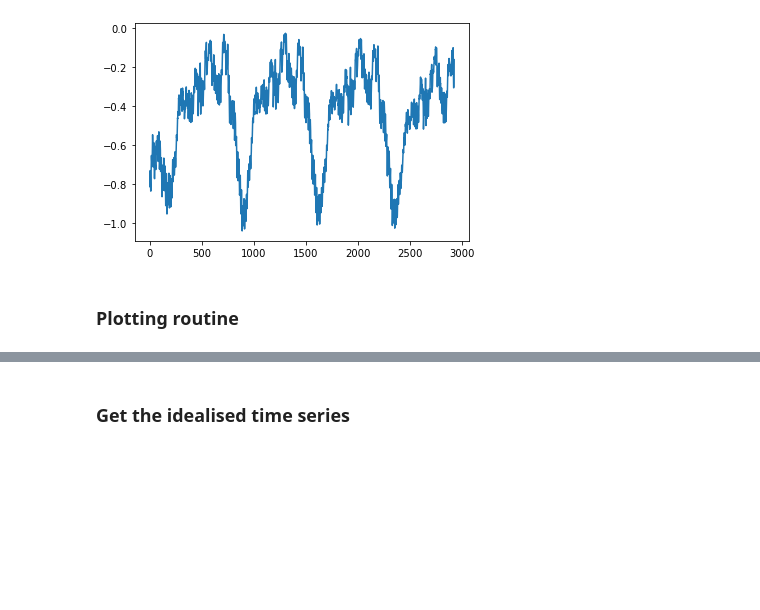
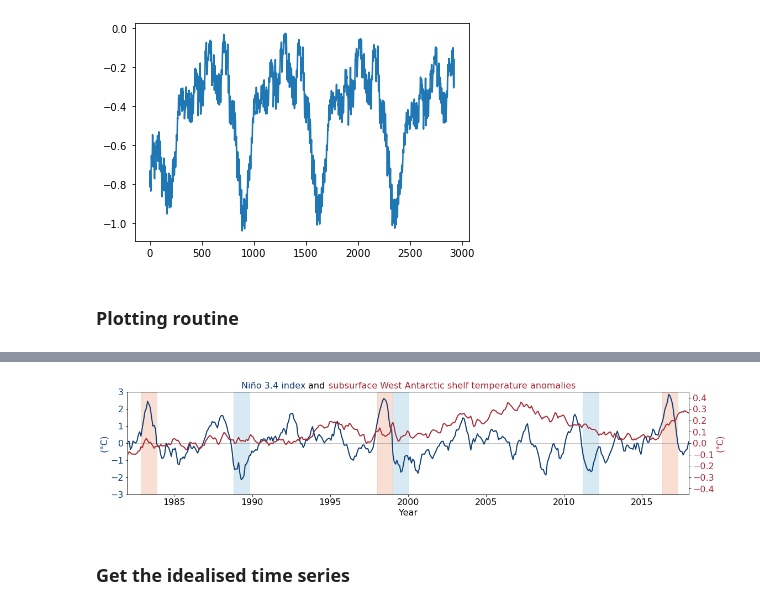
Before and after one commit to mauricehuguenin/ENSO-Antarctica_scripts, a Jupyter notebook: creating_enso_sam_forcing_fields_for_ncfile_ACCESS-OM2-01_rescaled.ipynb, the cells around one changed output, grey strips where cells are left out. Drawn from its saved outputs; the diff is of its cells as text; code cells hidden in the pictures; blank space fills up the shorter version.

```diff
--- a/creating_enso_sam_forcing_fields_for_ncfile_ACCESS-OM2-01_rescaled.ipynb
+++ b/creating_enso_sam_forcing_fields_for_ncfile_ACCESS-OM2-01_rescaled.ipynb
@@ -928 +928,58 @@ Wall time: 1.31 s
 [figure]
+# %%
+%%time
+fig = plt.figure(figsize=(16,9),tight_layout=True,facecolor='w',edgecolor='k');
+gs = gridspec.GridSpec(2,2, height_ratios=[.5,1])
+time    = np.linspace(1958,2019,722)
+time_ex = np.linspace(1958,2022.25,722+39)
+# ---------------------------------------------------------------------------------------------------------------------------------------------------------- #
+ax1 = plt.subplot(gs[0,:])
+plt.axhline(0, linewidth=.5, c='grey')
+h1 = plt.plot(time, N34_JRA, c = rotblau[19], linewidth=2, label='N3.4')
+plt.xticks(fontsize=16); plt.yticks(fontsize=16)
+plt.xlabel('Year', fontsize=16)
+plt.ylim([-3,3])
+
+# colour the periods of strong EN & LN
+EN_periods = [168,192,288,312,467,491,683,707]; LN_periods = [168,216,347,395,468,516,612,660]
+# first doing the shading manually so that I can have figure labels
+ax1.axvspan(time[EN_periods[0]+6], time[EN_periods[0]+18], color=rotblau[6], alpha=.3, label='El Niño event')
+ax1.axvspan(time[LN_periods[0]+6+11], time[LN_periods[0]+18+11], color=rotblau[14], alpha=.3, label='La Niña event')
+for f in [2,4,6]:
+    ax1.axvspan(time[EN_periods[f]+6], time[EN_periods[f]+18], color=rotblau[6], alpha=.3)
+    ax1.axvspan(time[LN_periods[f]+6+11], time[LN_periods[f]+18+11], color=rotblau[14], alpha=.3)
+plt.ylabel('(°C)', fontsize=16, color=rotblau[19])
+ax1.tick_params(axis='y', labelcolor=rotblau[19])
+
+
+# ~~~~~~~~~~~~~~~~~~~~~~~~~~~~~~~~~~~~~~~~~~~~~~~~~~~~~~~~~~~~~~~~~~~~~~~~~~~~~~~~ #
+ax2 = ax1.twinx()  # instantiate a second axes that shares the same x-axis
+plt.xticks(fontsize=16); plt.yticks(fontsize=16)
+ax2.set_ylabel('(°C)', color=rotblau[3], fontsize=16)  # we already handled the x-label with ax1
+
+# h2 = plt.plot(time,  anom_cy4*N34_JRA, linewidth=2, c = rotblau[3], label = 'Cycle 4')
+h2 = plt.plot(time,  anom_cy4,           linewidth=2, c = rotblau[3], label='Cycle 4') # anom regressed is the same as anom_cy4*N34_JRA
+# h2 = plt.plot(time,  anom_cy4_regressed, linewidth=2, c = rotblau[3], label = 'Cycle 4') # anom regressed is the same as anom_cy4*N34_JRA
+
+plt.xlim([1982,2018]); plt.ylim([-.45,.45])
+
+# plt.title('Niño 3.4 index and regressed West Antarctic shelf temperature anomalies', fontsize=16)
+plt.ylabel('(°C)', fontsize=16);
+ax2.tick_params(axis='y', labelcolor=rotblau[3]); plt.xticks(fontsize=16); plt.yticks(fontsize=16)
+
+# adding legend of both axes
+handles = h1 + h2
+labs = [l.get_label() for l in handles]
+# ax1.legend(handles, labs, fontsize=16, ncol=2)
+ax1.text(1989.3, 3.2, 'Niño 3.4 index', fontsize=16, color = rotblau[19])
+ax1.text(1993.6, 3.2, 'and', fontsize=16, color = 'k')
+ax1.text(1994.9, 3.2, 'subsurface West Antarctic shelf temperature anomalies', fontsize=16, color = rotblau[3])
+
+# --- saving as 300 dpi .PNG image in specified folder --------------------------------------- #
+plt.savefig(save + 'spin-up_time_series_all_cycles_adjusted', dpi=300, facecolor='w',          #
+            edgecolor='w', orientation='landscape', papertype=None,                            #
+            format=None, transparent=False, bbox_inches='tight',                               #
+            pad_inches=0.1, metadata=None)                                                     #
+# --- end of script -------------------------------------------------------------------------- #
+# Wall time: 1.98 s
+# %% [output]
@@ -929,3 +988,4 @@ Wall time: 1.31 s
+[figure, added]
 # %% [markdown]
 ### Get the idealised time series
 # %%
```
Also changed, not shown: parts of 23 cells of this notebook.
